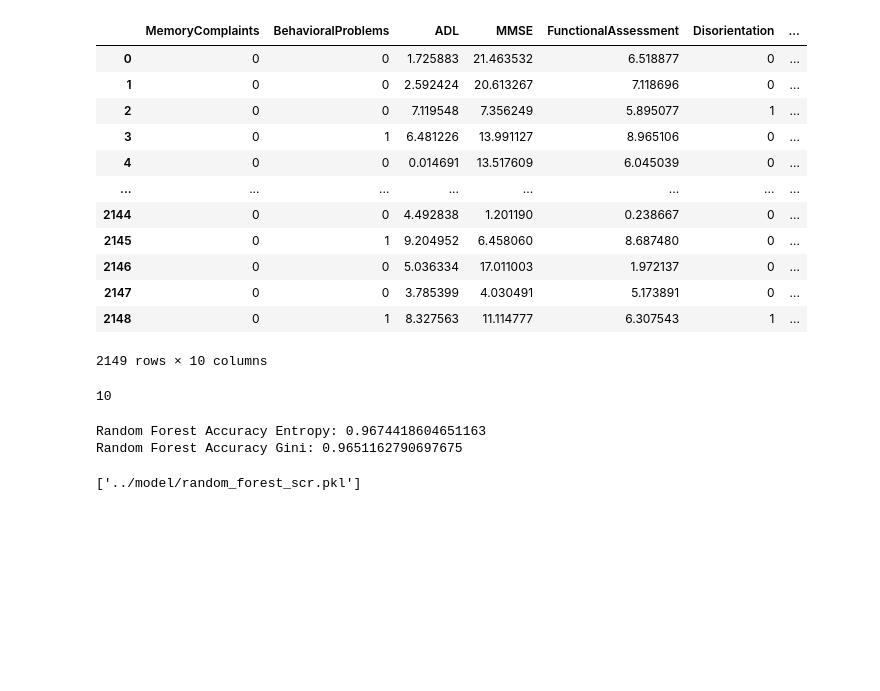
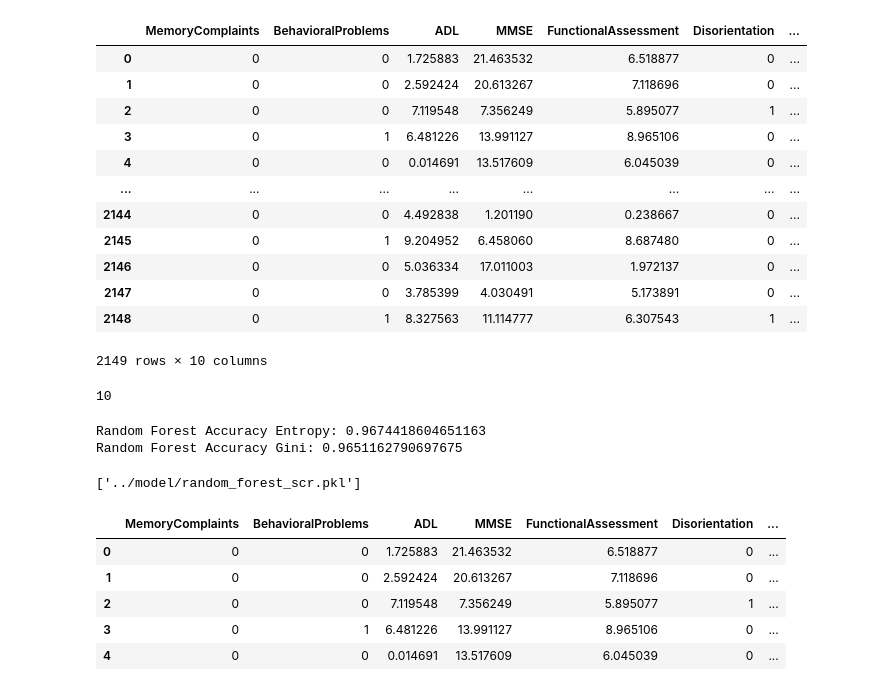
Before and after one commit to nguyenvanminh281005/vmingbe-ml, a Jupyter notebook: source_ipy/alzheimer_rf.ipynb, the cells around one changed output. Saved outputs shown, nothing was run; the diff lists cells and outputs as text; code cells hidden in the pictures; blank space fills up the shorter version.

```diff
--- a/source_ipy/alzheimer_rf.ipynb
+++ b/source_ipy/alzheimer_rf.ipynb
@@ -601,3 +601,14 @@ Random Forest Accuracy Gini: 0.9651162790697675
 joblib.dump(rf_model_entropy, '../model/random_forest_scr.pkl')
 # %% [output]
 ['../model/random_forest_scr.pkl']
+# %%
+import pandas as pd
+df = pd.read_csv('../alzheimer_done.csv')
+df.head()
+# %% [output]
+|  | MemoryComplaints | BehavioralProblems | ADL | MMSE | FunctionalAssessment | Disorientation | ... |
+| 0 | 0 | 0 | 1.725883 | 21.463532 | 6.518877 | 0 | ... |
+| 1 | 0 | 0 | 2.592424 | 20.613267 | 7.118696 | 0 | ... |
+| 2 | 0 | 0 | 7.119548 | 7.356249 | 5.895077 | 1 | ... |
+| 3 | 0 | 1 | 6.481226 | 13.991127 | 8.965106 | 0 | ... |
+| 4 | 0 | 0 | 0.014691 | 13.517609 | 6.045039 | 0 | ... |
```
Also changed, not shown: parts of 5 cells of this notebook, 4 other files.
